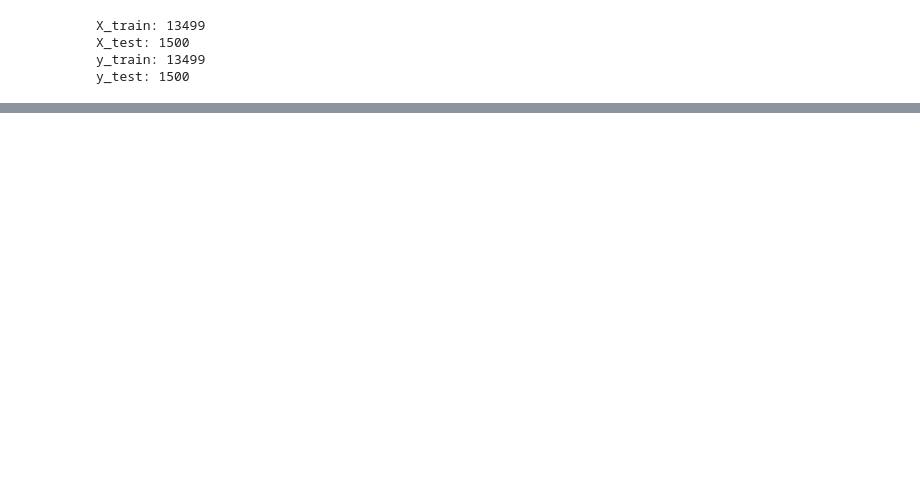
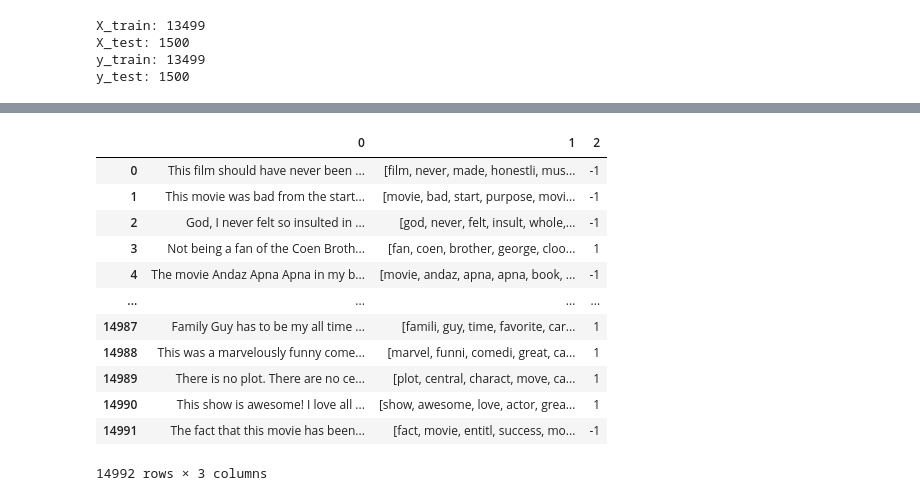
Before and after one commit to will-io/DataMining_AND_MachineLearning, a Jupyter notebook: HW1/HW_1_Notebook/KNN_Sentimen_Movie_reviews.ipynb, the cells around one changed output, grey strips where cells are left out. Drawn from its saved outputs; the diff is of its cells as text; code cells hidden in the pictures; blank space fills up the shorter version.

```diff
--- a/HW1/HW_1_Notebook/KNN_Sentimen_Movie_reviews.ipynb
+++ b/HW1/HW_1_Notebook/KNN_Sentimen_Movie_reviews.ipynb
@@ -156,0 +225,19 @@ Recall: 0.738
+# %%
+test_df[1] = clean_reviews
+test_df[2] = model.predict(test_df[1])
+
+test_df
+# %% [output]
+|  | 0 | 1 | 2 |
+| 0 | This film should have never been ... | [film, never, made, honestli, mus... | -1 |
+| 1 | This movie was bad from the start... | [movie, bad, start, purpose, movi... | -1 |
+| 2 | God, I never felt so insulted in ... | [god, never, felt, insult, whole,... | -1 |
+| 3 | Not being a fan of the Coen Broth... | [fan, coen, brother, george, cloo... | 1 |
+| 4 | The movie Andaz Apna Apna in my b... | [movie, andaz, apna, apna, book, ... | -1 |
+| ... | ... | ... | ... |
+| 14987 | Family Guy has to be my all time ... | [famili, guy, time, favorite, car... | 1 |
+| 14988 | This was a marvelously funny come... | [marvel, funni, comedi, great, ca... | 1 |
+| 14989 | There is no plot. There are no ce... | [plot, central, charact, move, ca... | 1 |
+| 14990 | This show is awesome! I love all ... | [show, awesome, love, actor, grea... | 1 |
+| 14991 | The fact that this movie has been... | [fact, movie, entitl, success, mo... | -1 |
+14992 rows × 3 columns
```
Also changed, not shown: parts of 25 cells of this notebook, 1 other file.
